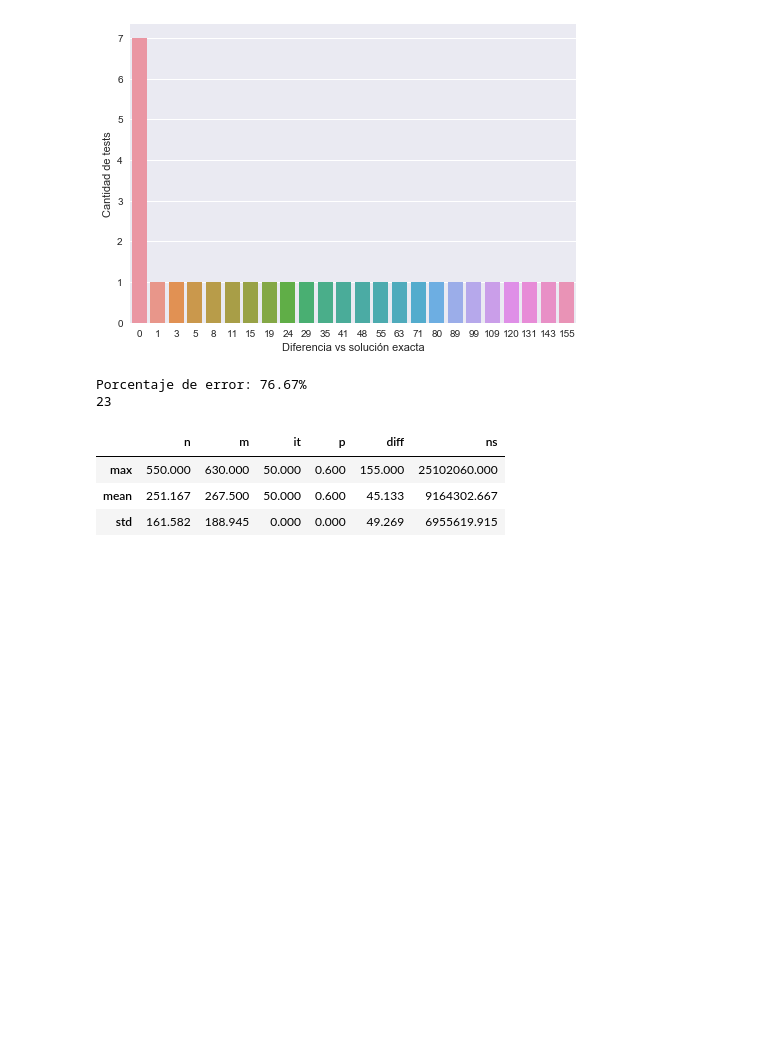
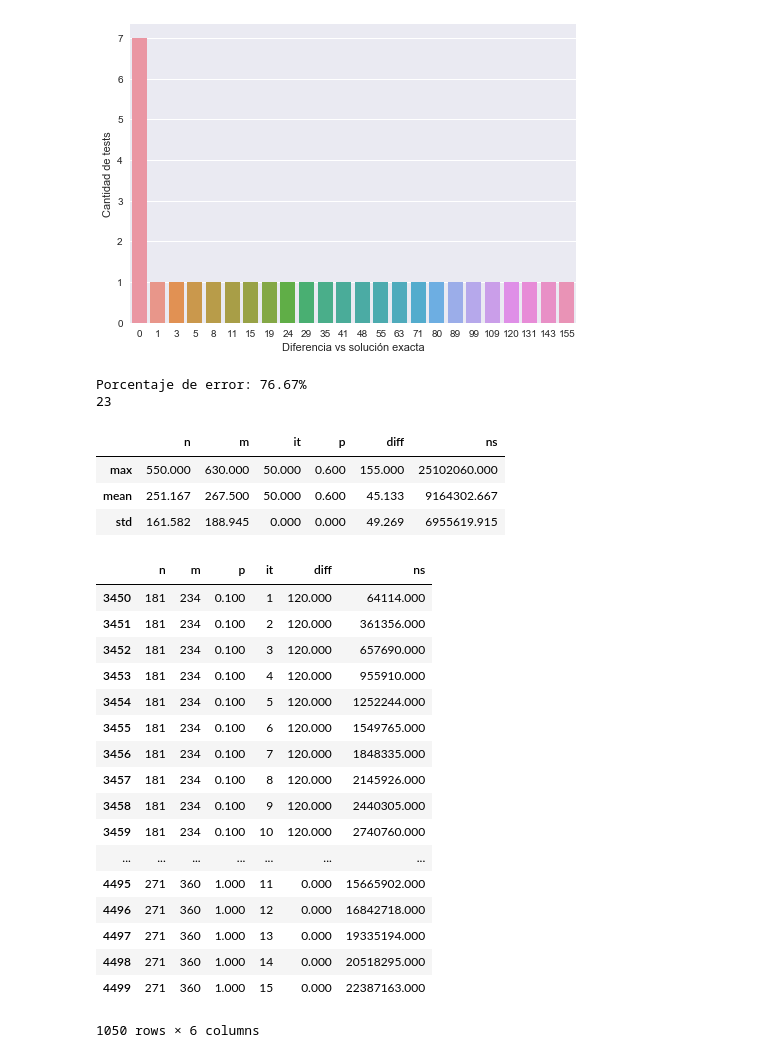
Before and after one commit to ZebaSz/algo3-tp3, a Jupyter notebook: informe/data/pathological/Pathological.ipynb, the cells around one changed output. Cells and saved outputs as stored; diff of their text form; code cells hidden in the pictures; blank space fills up the shorter version.

```diff
--- a/informe/data/pathological/Pathological.ipynb
+++ b/informe/data/pathological/Pathological.ipynb
@@ -185,3 +185,28 @@ Porcentaje de error: 76.67%
 | max | 550.000 | 630.000 | 50.000 | 0.600 | 155.000 | 25102060.000 |
 | mean | 251.167 | 267.500 | 50.000 | 0.600 | 45.133 | 9164302.667 |
 | std | 161.582 | 188.945 | 0.000 | 0.000 | 49.269 | 6955619.915 |
+# %%
+grasp_test = pd.read_csv('pathological-grasp.csv')
+grasp_test = grasp_test.groupby([n,m,p,it,diff]).min().reset_index()
+grasp_test = grasp_test.groupby([n,m,p,it]).median().reset_index()
+#grasp_test[(grasp_test.n == 271) & (grasp_test.p == 0.9) & (grasp_test.it == 1)]
+grasp_test[(grasp_test.n > 168) & (grasp_test.p == 1.000) & (grasp_test.it15)]
+# %% [output]
+|  | n | m | p | it | diff | ns |
+| 3450 | 181 | 234 | 0.100 | 1 | 120.000 | 64114.000 |
+| 3451 | 181 | 234 | 0.100 | 2 | 120.000 | 361356.000 |
+| 3452 | 181 | 234 | 0.100 | 3 | 120.000 | 657690.000 |
+| 3453 | 181 | 234 | 0.100 | 4 | 120.000 | 955910.000 |
+| 3454 | 181 | 234 | 0.100 | 5 | 120.000 | 1252244.000 |
+| 3455 | 181 | 234 | 0.100 | 6 | 120.000 | 1549765.000 |
+| 3456 | 181 | 234 | 0.100 | 7 | 120.000 | 1848335.000 |
+| 3457 | 181 | 234 | 0.100 | 8 | 120.000 | 2145926.000 |
+| 3458 | 181 | 234 | 0.100 | 9 | 120.000 | 2440305.000 |
+| 3459 | 181 | 234 | 0.100 | 10 | 120.000 | 2740760.000 |
+| ... | ... | ... | ... | ... | ... | ... |
+| 4495 | 271 | 360 | 1.000 | 11 | 0.000 | 15665902.000 |
+| 4496 | 271 | 360 | 1.000 | 12 | 0.000 | 16842718.000 |
+| 4497 | 271 | 360 | 1.000 | 13 | 0.000 | 19335194.000 |
+| 4498 | 271 | 360 | 1.000 | 14 | 0.000 | 20518295.000 |
+| 4499 | 271 | 360 | 1.000 | 15 | 0.000 | 22387163.000 |
+1050 rows × 6 columns
```
Also changed, not shown: 1 other file.
